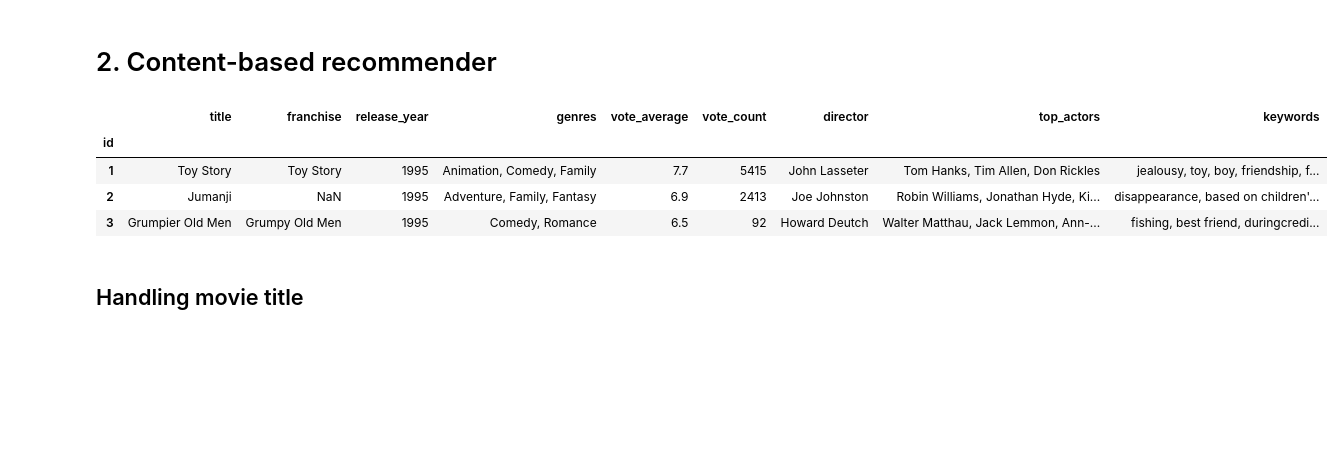
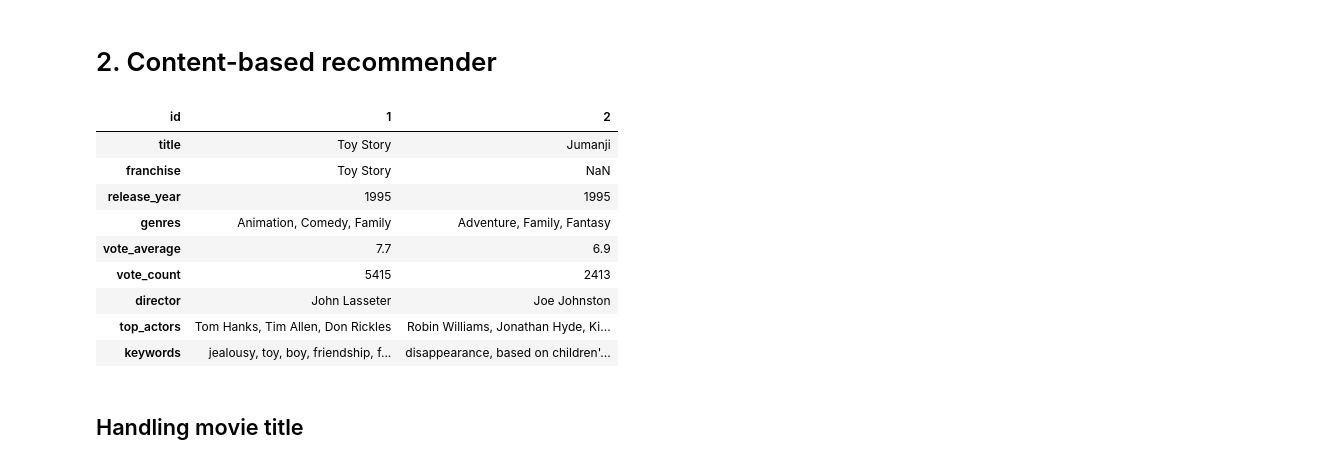
Before and after one commit to SanAntonik/MRS, a Jupyter notebook: DA_skill_showcase/MRS.ipynb, the cells around one changed output. Saved outputs shown, nothing was run; the diff lists cells and outputs as text; code cells hidden in the pictures; blank space fills up the shorter version.

Commit message:
Complete recommender API point and package based on MRS.ipynb

```diff
--- a/DA_skill_showcase/MRS.ipynb
+++ b/DA_skill_showcase/MRS.ipynb
@@ -570,16 +566,21 @@ Let's save the cleaned up dataset, which we'll use in the next chapters
 # %%
 import pandas as pd
 
-pd.set_option('display.max_colwidth', None)
+pd.set_option("display.max_colwidth", None)
 
 df = pd.read_csv("data/recommender_data.csv", index_col=0)
-df.head(3)
+df.head(2).transpose()
 # %% [output]
-|  | title | franchise | release_year | genres | vote_average | vote_count | director | top_actors | keywords |
-| id |  |  |  |  |  |  |  |  |  |
-| 1 | Toy Story | Toy Story | 1995 | Animation, Comedy, Family | 7.7 | 5415 | John Lasseter | Tom Hanks, Tim Allen, Don Rickles | jealousy, toy, boy, friendship, f... |
-| 2 | Jumanji | NaN | 1995 | Adventure, Family, Fantasy | 6.9 | 2413 | Joe Johnston | Robin Williams, Jonathan Hyde, Ki... | disappearance, based on children'... |
-| 3 | Grumpier Old Men | Grumpy Old Men | 1995 | Comedy, Romance | 6.5 | 92 | Howard Deutch | Walter Matthau, Jack Lemmon, Ann-... | fishing, best friend, duringcredi... |
+| id | 1 | 2 |
+| title | Toy Story | Jumanji |
+| franchise | Toy Story | NaN |
+| release_year | 1995 | 1995 |
+| genres | Animation, Comedy, Family | Adventure, Family, Fantasy |
+| vote_average | 7.7 | 6.9 |
+| vote_count | 5415 | 2413 |
+| director | John Lasseter | Joe Johnston |
+| top_actors | Tom Hanks, Tim Allen, Don Rickles | Robin Williams, Jonathan Hyde, Ki... |
+| keywords | jealousy, toy, boy, friendship, f... | disappearance, based on children'... |
 # %% [markdown]
 ## Handling movie title
 # %% [markdown]
```
Also changed, not shown: parts of 11 cells of this notebook, 6 other files.
